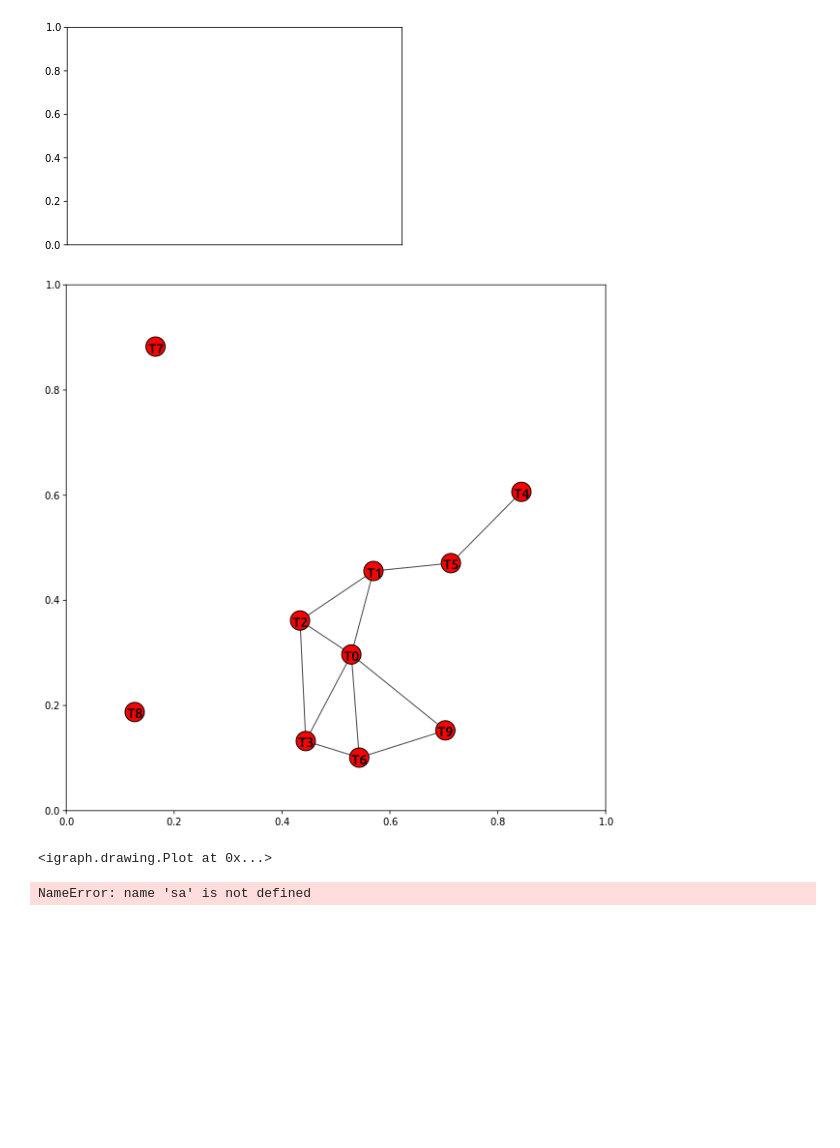
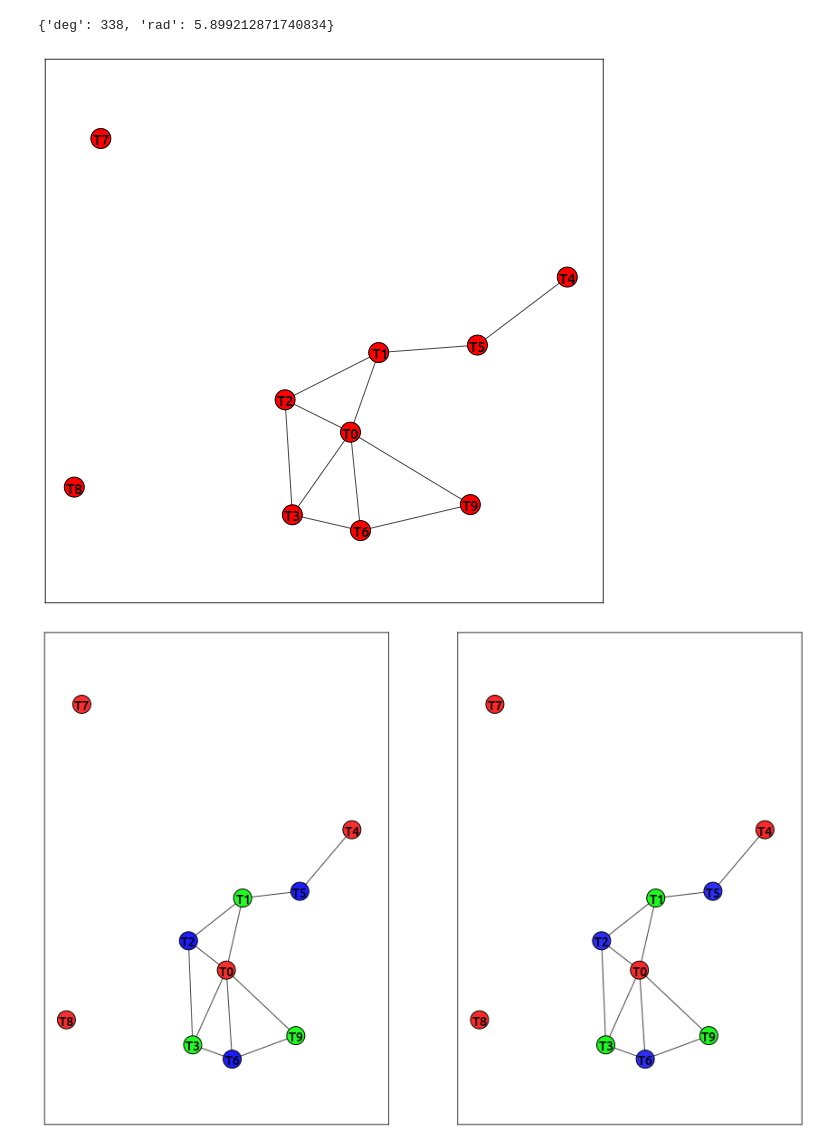
Before and after one commit to fstovarr/stochastic-models, a Jupyter notebook: graphs-project/graph.ipynb, the cells around one changed output. Drawn from its saved outputs; the diff is of its cells as text; code cells hidden in the pictures; blank space fills up the shorter version.

Commit message:
System and environment added

```diff
--- a/graphs-project/graph.ipynb
+++ b/graphs-project/graph.ipynb
@@ -56,16 +15,0 @@ class GraphArtist(Artist):
-# %%
-import math
-import matplotlib
-matplotlib.use("cairo")
-
-figsize=(10, 10)
-
-# Create the figure
-plt.gca().xaxis.set_major_locator(plt.NullLocator())
-fig = plt.figure(figsize=figsize)
-axes = fig.add_subplot(111)
-graph_artist = GraphArtist(g, figsize)
-axes.artists.append(graph_artist)
-# %% [output]
-[figure, removed]
-[figure, removed]
@@ -74,14 +16,13 @@ data = [[rd.rand(), rd.rand()] for i in range(10)]
+# %%
+sys = System()
+data = sys.get_antennas()
+# %% [output]
+{'deg': 338, 'rad': 5.899212871740834}
 # %%
 naive = NaiveAgent(data, 0.3)
 dSatur = NaiveAgent(data, 0.3)
 
 g = naive.get_graph()
-plot(g)
+GraphHelper.plot(g)
 # %% [output]
-<igraph.drawing.Plot at 0x...>
+[figure, added]
-# %%
-print(sa.solve())
-g = sa.get_graph()
-plot(g)
-# %% [output]
-NameError: name 'sa' is not defined
@@ -95,0 +29,13 @@ sa.distances()
+# %%
+naive.solve()
+dSatur.solve()
+gn = naive.get_graph()
+gd = dSatur.get_graph()
+
+figsize=(15,10)
+fig, axs = plt.subplots(1, 2, figsize=figsize)
+GraphHelper.plot(gn, figsize, fig=fig, ax=axs[0])
+GraphHelper.plot(gd, figsize, fig=fig, ax=axs[1])
+fig
+# %% [output]
+[figure, added]
```
Also changed, not shown: parts of 7 cells of this notebook, 12 other files.
